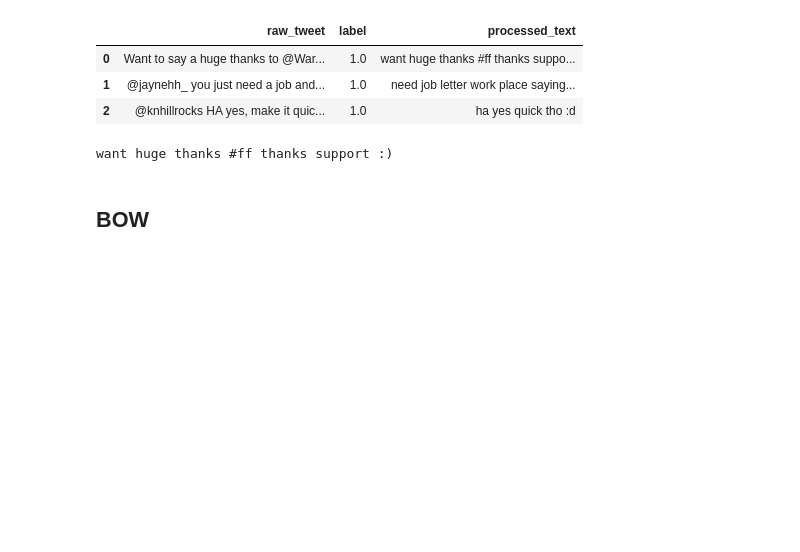
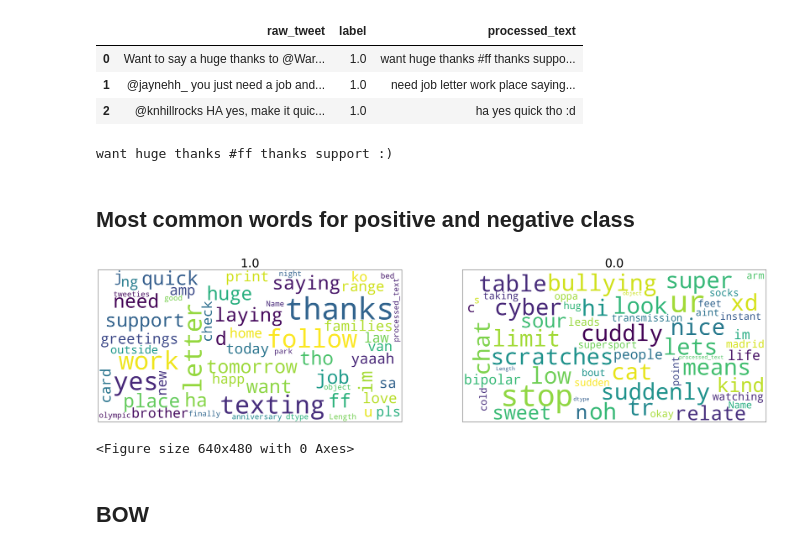
Before and after one commit to gupta24789/sentiment-analysis, a Jupyter notebook: bow_tfidf_ngram_sklearn.ipynb, the cells around one changed output. Cells and saved outputs as stored; diff of their text form; code cells hidden in the pictures; blank space fills up the shorter version.

```diff
--- a/bow_tfidf_ngram_sklearn.ipynb
+++ b/bow_tfidf_ngram_sklearn.ipynb
@@ -134,6 +152,33 @@ sample_tweet = train_df.processed_text[0]
 print(sample_tweet)
 # %% [output]
 want huge thanks #ff thanks support :)
+# %% [markdown]
+## Most common words for positive and negative class
+# %%
+from wordcloud import WordCloud, STOPWORDS
+stopwords = set(STOPWORDS)
+# %%
+plt.figure(figsize=(40,20))
+
+for index, col in enumerate(train_df['label'].unique()):
+    plt.subplot(1,2, index+1)
+    # print(col)
+    df1 = train_df[train_df['label']==col].copy()
+    data = df1['processed_text']
+    wordcloud = WordCloud(background_color='white', stopwords=stopwords, max_words=500, max_font_size=40, scale=5).generate(str(data))
+    # fig = plt.figure(figsize=(15,15))
+    # plt.axis('off')
+    # disable ticks
+    plt.xticks([])
+    plt.yticks([])
+    plt.imshow(wordcloud)
+    plt.title(col, fontsize=40)
+
+plt.show()
+plt.tight_layout()
+# %% [output]
+[figure, added]
+<Figure size 640x480 with 0 Axes>
 # %% [markdown]
 ## BOW
 # %%
```
Also changed, not shown: parts of 6 cells of this notebook.
